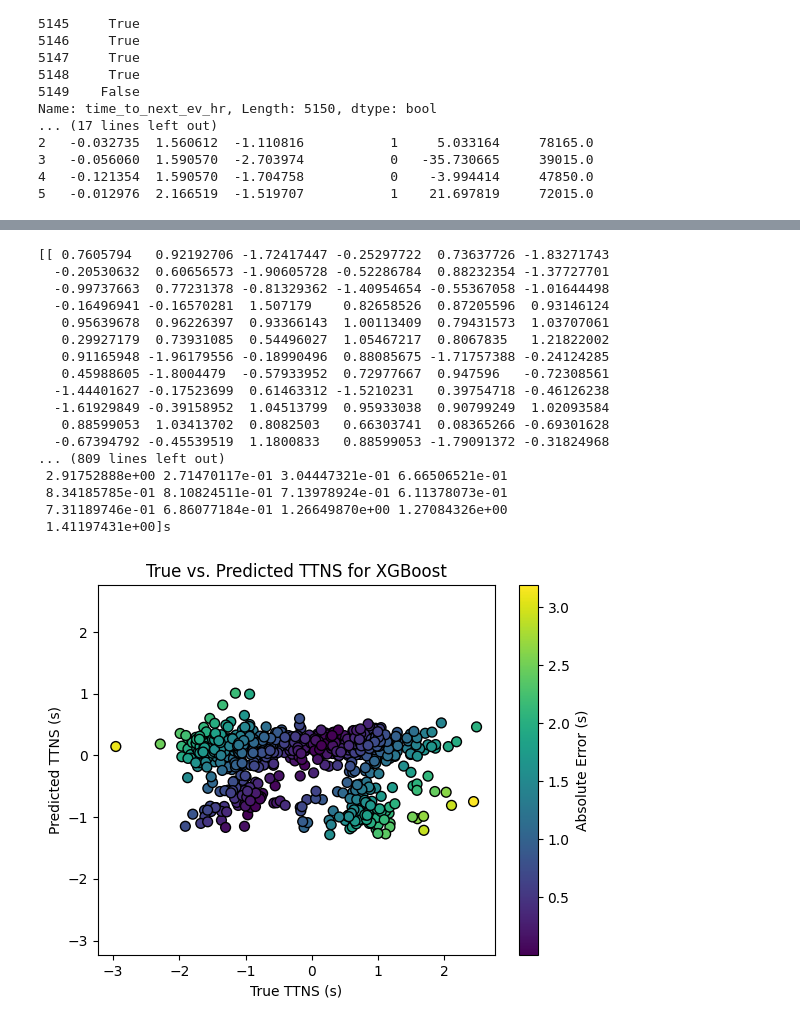
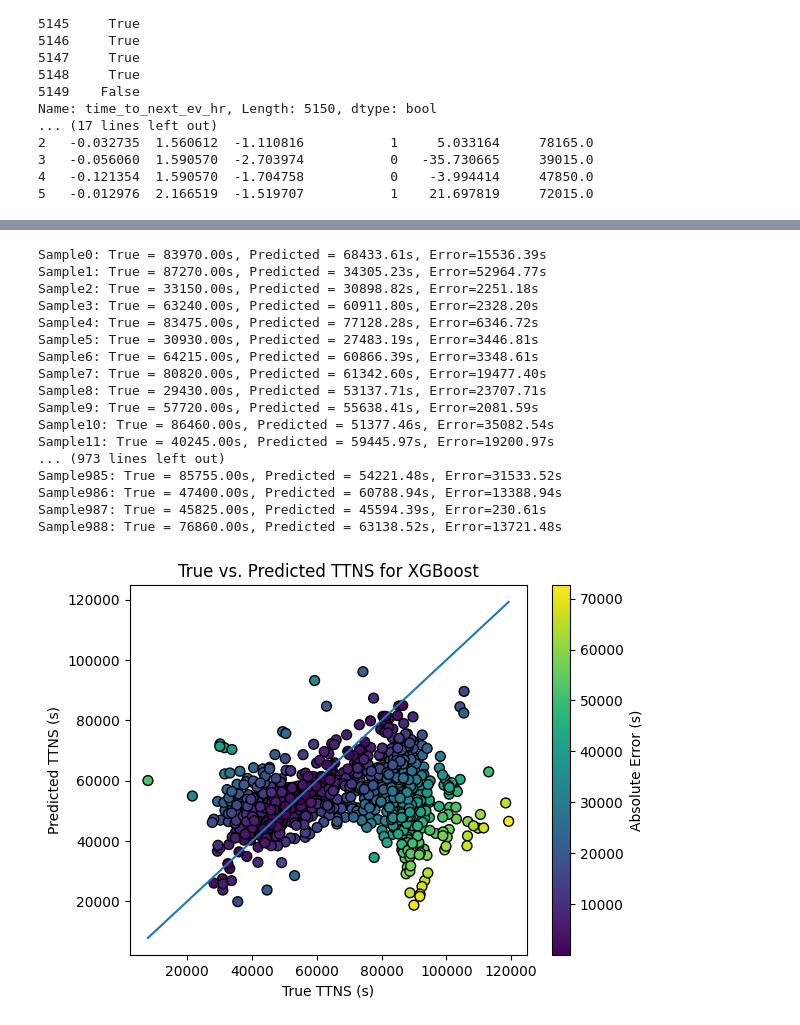
Before and after one commit to Icequake-QRC-Mines/Icequake-QRC-, a Jupyter notebook: Classical/XGBoost.ipynb, the cells around one changed output, grey strips where cells are left out. Cells and saved outputs as stored; diff of their text form; code cells hidden in the pictures.

Commit message:
updated StandardScaler to work and ensured determinism

```diff
--- a/Classical/XGBoost.ipynb
+++ b/Classical/XGBoost.ipynb
@@ -19,7 +16,7 @@ The autoreload extension is already loaded. To reload it, use:
 # %%
 data_orig = pd.read_csv("../Whillians-GPS-Data-and-Features.csv")
 filtered_time = pd.read_csv("../filtered_time_to_next_event.csv")
-X_train, X_val, X_test, y_train, y_val, y_test, feature_cols, amount_of_known = preprocess_data(filtered_time, data_orig)
+X_train, X_val, X_test, y_train, y_val, y_test, feature_cols, amount_of_known, scaler_X, scaler_y = preprocess_data(filtered_time, data_orig)
 # %% [output]
 0        True
 1        True
@@ -40,7 +37,6 @@ Name: time_to_next_ev_hr, Length: 5150, dtype: bool
 5   -0.012976  2.166519  -1.519707           1    21.697819     72015.0
 # %%
 # XGBoost
-
 
 #Tuning XGBoost through the Optuna library
 def objective(trial):
@@ -59,7 +55,8 @@ def objective(trial):
   RMSE = root_mean_squared_error(y_val, predictions)
   return RMSE
 
-optimization = optuna.create_study(direction="minimize") #Finding the parameters that minimize the MAE
+sampler = optuna.samplers.TPESampler(seed=42)  # Fix seed for reproducibility
+optimization = optuna.create_study(direction="minimize", sampler=sampler) #Finding the parameters that minimize the MAE
 optimization.optimize(objective, n_trials=30) #Keeping at 30 to prevent overfitting with noise
 
 #Showing what the parameters are
@@ -77,12 +74,14 @@ XGBoost = XGBRegressor(
 XGBoost.fit(
     X_train, y_train, eval_set=[(X_val, y_val)], verbose=False)
 
-#Calculating multiplicative error for XGBoost
-XGBoost_Prediction = XGBoost.predict(X_test)
-XGBoost_RMSE = root_mean_squared_error(y_test, XGBoost_Prediction)
+#Calculating error for XGBoost - unscale predictions and test values back to original seconds
+XGBoost_Prediction_scaled = XGBoost.predict(X_test)
+XGBoost_Prediction = scaler_y.inverse_transform(XGBoost_Prediction_scaled.reshape(-1, 1)).flatten()
+y_test_original = scaler_y.inverse_transform(y_test.reshape(-1, 1)).flatten()
+
+XGBoost_RMSE = root_mean_squared_error(y_test_original, XGBoost_Prediction)
 XGBoost_Error = XGBoost_RMSE
-print("XGBoost Error:", XGBoost_Error)
+print("XGBoost RMSE (seconds):", XGBoost_Error)
 
-XGBoost_RMSE = mean_absolute_error(y_test, XGBoost_Prediction)
-XGBoost_Error_MAE = XGBoost_RMSE
-print("Mean XGBoost Error:", XGBoost_Error_MAE)
+XGBoost_MAE = mean_absolute_error(y_test_original, XGBoost_Prediction)
+print("XGBoost MAE (seconds):", XGBoost_MAE)
@@ -110,47 +88,44 @@ Mean XGBoost Error: 0.9372846862934425
 # %%
 #XGBoost Analysis
 
-#Taking the target column and predictions out of the log scale to calculate the average error in seconds
-y_test_secs = y_test.reshape(1,-1)
+# Values are already unscaled from the previous cell
+y_test_secs = y_test_original
 XG_pred_secs = XGBoost_Prediction
-print(y_test_secs)
-print(XG_pred_secs)
+
 absolute_error_secs_XG = np.abs(XG_pred_secs - y_test_secs)
 
-#printing the true vs predicted value and error in seconds for every recrod
+#printing the true vs predicted value and error in seconds for every record
 for i, (true, pred, abs_error) in enumerate(zip(y_test_secs, XG_pred_secs, absolute_error_secs_XG)):
-  print(f"Sample{i}: True = {true}s, Predicted = {pred}s, Error={abs_error}s")
+  print(f"Sample{i}: True = {true:.2f}s, Predicted = {pred:.2f}s, Error={abs_error:.2f}s")
 
 # Scatter plot of predicted vs true
 plt.figure()
 plt.scatter(y_test_secs, XG_pred_secs, c=absolute_error_secs_XG, cmap='viridis', s=50, edgecolors="black")
 plt.colorbar(label="Absolute Error (s)")
 plt.plot([min(y_test_secs), max(y_test_secs)], [min(y_test_secs), max(y_test_secs)])
 plt.xlabel("True TTNS (s)")
 plt.ylabel("Predicted TTNS (s)")
 plt.title("True vs. Predicted TTNS for XGBoost")
-#plt.xscale('log')
-#plt.yscale('log')
 plt.show()
 # %% [output]
-[[ 0.7605794   0.92192706 -1.72417447 -0.25297722  0.73637726 -1.83271743
-  -0.20530632  0.60656573 -1.90605728 -0.52286784  0.88232354 -1.37727701
-  -0.99737663  0.77231378 -0.81329362 -1.40954654 -0.55367058 -1.01644498
-  -0.16496941 -0.16570281  1.507179    0.82658526  0.87205596  0.93146124
-   0.95639678  0.96226397  0.93366143  1.00113409  0.79431573  1.03707061
-   0.29927179  0.73931085  0.54496027  1.05467217  0.8067835   1.21822002
-   0.91165948 -1.96179556 -0.18990496  0.88085675 -1.71757388 -0.24124285
-   0.45988605 -1.8004479  -0.57933952  0.72977667  0.947596   -0.72308561
-  -1.44401627 -0.17523699  0.61463312 -1.5210231   0.39754718 -0.46126238
-  -1.61929849 -0.39158952  1.04513799  0.95933038  0.90799249  1.02093584
-   0.88599053  1.03413702  0.8082503   0.66303741  0.08365266 -0.69301628
-  -0.67394792 -0.45539519  1.1800833   0.88599053 -1.79091372 -0.31824968
-... (809 lines left out)
- 2.91752888e+00 2.71470117e-01 3.04447321e-01 6.66506521e-01
- 8.34185785e-01 8.10824511e-01 7.13978924e-01 6.11378073e-01
- 7.31189746e-01 6.86077184e-01 1.26649870e+00 1.27084326e+00
- 1.41197431e+00]s
+Sample0: True = 83970.00s, Predicted = 68433.61s, Error=15536.39s
+Sample1: True = 87270.00s, Predicted = 34305.23s, Error=52964.77s
+Sample2: True = 33150.00s, Predicted = 30898.82s, Error=2251.18s
+Sample3: True = 63240.00s, Predicted = 60911.80s, Error=2328.20s
+Sample4: True = 83475.00s, Predicted = 77128.28s, Error=6346.72s
+Sample5: True = 30930.00s, Predicted = 27483.19s, Error=3446.81s
+Sample6: True = 64215.00s, Predicted = 60866.39s, Error=3348.61s
+Sample7: True = 80820.00s, Predicted = 61342.60s, Error=19477.40s
+Sample8: True = 29430.00s, Predicted = 53137.71s, Error=23707.71s
+Sample9: True = 57720.00s, Predicted = 55638.41s, Error=2081.59s
+Sample10: True = 86460.00s, Predicted = 51377.46s, Error=35082.54s
+Sample11: True = 40245.00s, Predicted = 59445.97s, Error=19200.97s
+... (973 lines left out)
+Sample985: True = 85755.00s, Predicted = 54221.48s, Error=31533.52s
+Sample986: True = 47400.00s, Predicted = 60788.94s, Error=13388.94s
+Sample987: True = 45825.00s, Predicted = 45594.39s, Error=230.61s
+Sample988: True = 76860.00s, Predicted = 63138.52s, Error=13721.48s
-[figure, old version]
+[figure, new version]
 # %%
 # Driving parameters for XG
 
```
Also changed, not shown: parts of 3 cells of this notebook, 5 other files.
